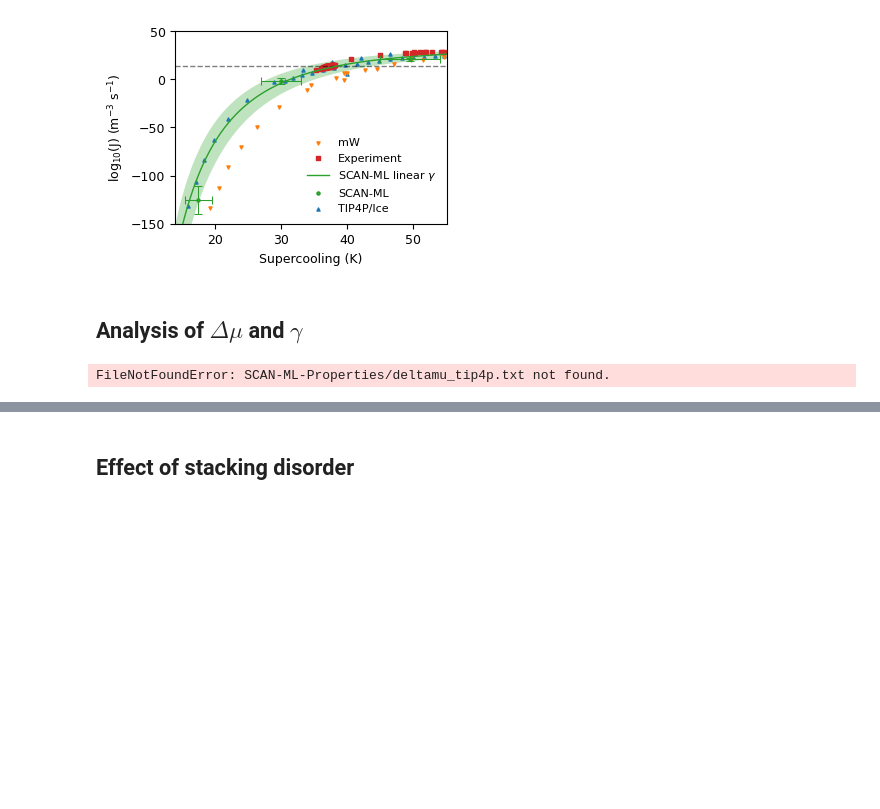
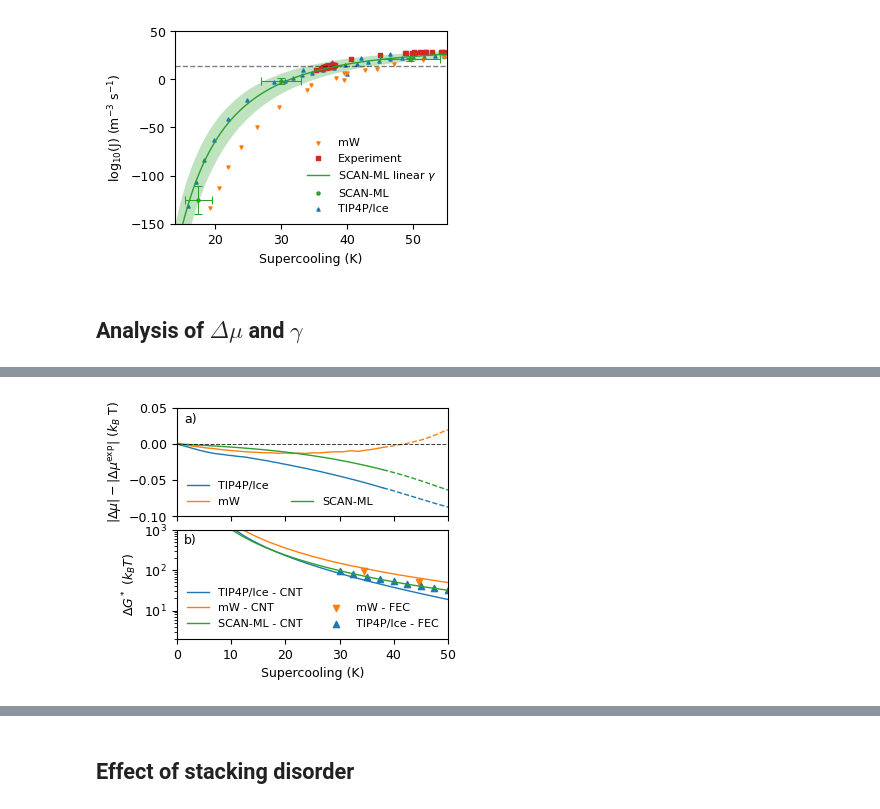
Before and after one commit to Wanqi1996/Feldspar-figures, a Jupyter notebook: Analysis.ipynb, the cells around one changed output, grey strips where cells are left out. Cells and saved outputs as stored; diff of their text form; code cells hidden in the pictures; blank space fills up the shorter version.

```diff
--- a/Analysis.ipynb
+++ b/Analysis.ipynb
@@ -995,14 +1005,12 @@ WARNING:matplotlib.font_manager:findfont: Generic family 'serif' not found becau
 # %% [markdown]
 ## Analysis of $\Delta\mu$ and $\gamma$
 # %%
-df_tip4pice=np.genfromtxt('SCAN-ML-Properties/deltamu_tip4p.txt')
-df_mW=np.genfromtxt('SCAN-ML-Properties/deltamu_mW.txt')
+df_tip4pice=np.genfromtxt('/content/Feldspar-figures/SCAN-ML-Properties/deltamu_tip4p.txt')
+df_mW=np.genfromtxt('/content/Feldspar-figures/SCAN-ML-Properties/deltamu_mW.txt')
-# %% [output]
-FileNotFoundError: SCAN-ML-Properties/deltamu_tip4p.txt not found.
 # %%
-deltamu = np.genfromtxt("ExperimentalProperties/deltamu.txt")
-deltamu_temperatures = np.genfromtxt("ExperimentalProperties/deltamu_temperatures.txt")
-deltamu_error = np.genfromtxt("ExperimentalProperties/deltamu_error.txt")
+deltamu = np.genfromtxt("/content/Feldspar-figures/ExperimentalProperties/deltamu.txt")
+deltamu_temperatures = np.genfromtxt("/content/Feldspar-figures/ExperimentalProperties/deltamu_temperatures.txt")
+deltamu_error = np.genfromtxt("/content/Feldspar-figures/ExperimentalProperties/deltamu_error.txt")
 # %%
 font = {'family' : 'serif',
         'serif'   : 'palatino',
@@ -1013,7 +1021,7 @@ font = {'family' : 'serif',
         'weight'   : 'normal',
         'size'   : 9}
 plt.rc('font', **font)
-plt.rc('text', usetex=True)
+plt.rc('text', usetex=False)
 plt.rcParams['figure.figsize'] = (3.5, 3.)
 
 fig, axs = plt.subplots(2,sharex=True)
@@ -1102,11 +1110,11 @@ axs[1].plot(x,beta*barrier_scan,label="SCAN-ML - CNT",linewidth=mylinewidth)
 axs[1].scatter([-100],[0],color='white',label=" ")
 
 # Add literature data
-data_barrier_mW=np.genfromtxt("SCAN-ML-Properties/barrier_simulation_mW.txt")
+data_barrier_mW=np.genfromtxt("/content/Feldspar-figures/SCAN-ML-Properties/barrier_simulation_mW.txt")
 meltingT_mW=274.6 # Value reported by Molinero and Moore
 axs[1].scatter(meltingT_mW-data_barrier_mW[:,0],data_barrier_mW[:,1],s=20,marker='v',color=colors[1],label="mW - FEC")
 
-data_barrier_TIP4PIce=np.genfromtxt("SCAN-ML-Properties/barrier_simulation_TIP4PIce.txt")
+data_barrier_TIP4PIce=np.genfromtxt("/content/Feldspar-figures/SCAN-ML-Properties/barrier_simulation_TIP4PIce.txt")
 meltingT_TIP4PIce=270.0 # Value reported by Piaggi
 axs[1].scatter(meltingT_TIP4PIce-data_barrier_TIP4PIce[:,0],data_barrier_TIP4PIce[:,1],s=20,marker='^',color=colors[0],label="TIP4P/Ice - FEC")
 
@@ -1126,3 +1134,4 @@ plt.subplots_adjust(hspace=0.125)
 #plt.savefig("analysis.png",dpi=300,bbox_inches='tight')  # publication quality
 
 plt.show()
+# %% [output]
@@ -1129,3 +1155,4 @@ plt.show()
+[figure, added]
 # %%
 font = {'family' : 'serif',
         'serif'   : 'palatino',
```
Also changed, not shown: parts of 14 cells of this notebook.
